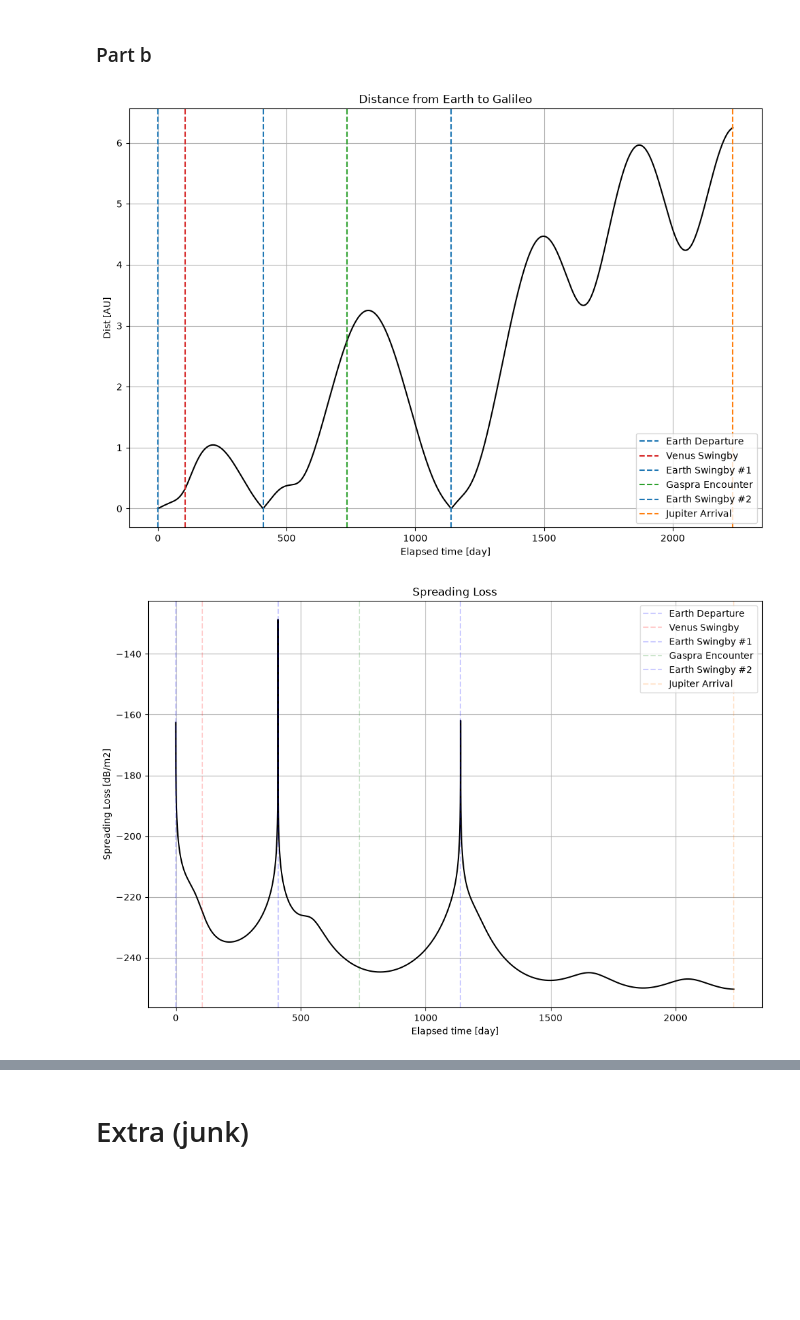
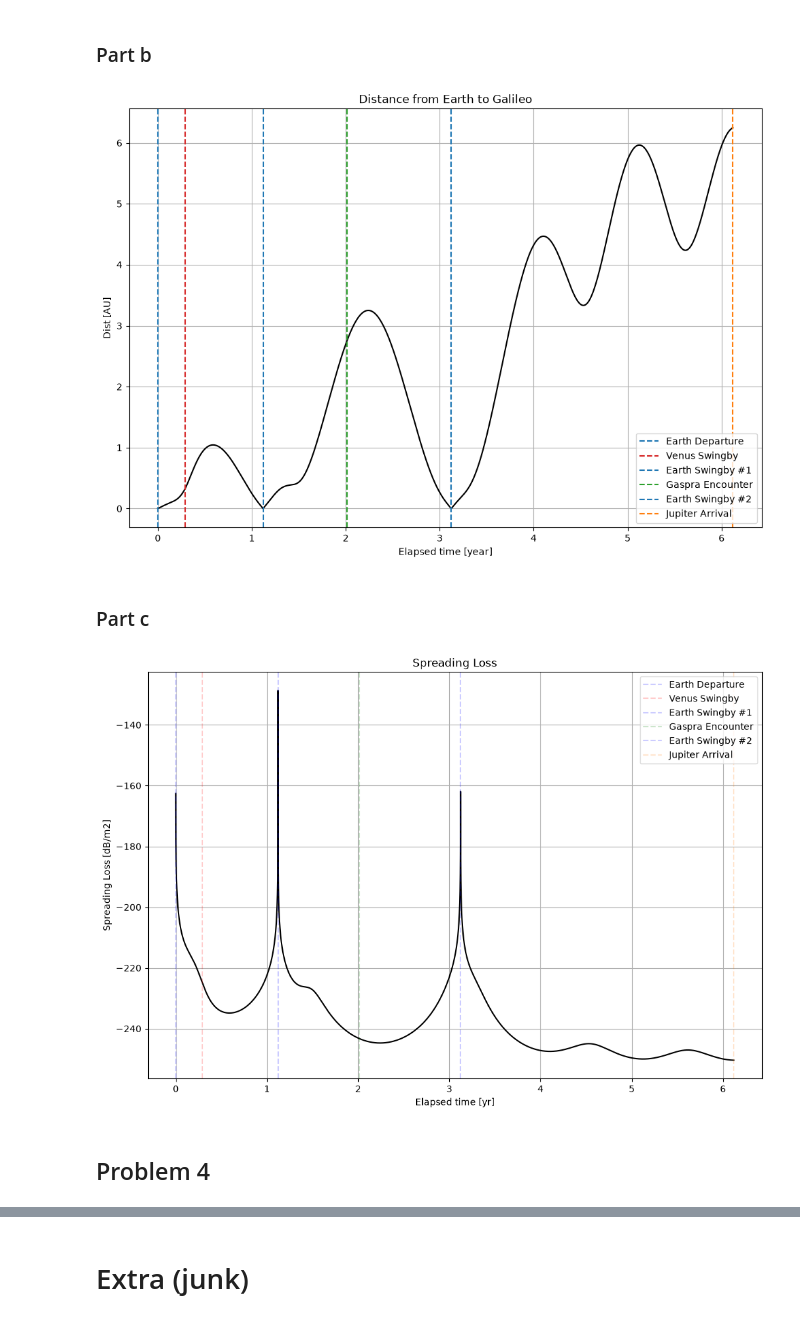
Before and after one commit to Cesium-Lab/stanford, a Jupyter notebook: aa279b/hw4/hw4.ipynb, the cells around one changed output, grey strips where cells are left out. Drawn from its saved outputs; the diff is of its cells as text; code cells hidden in the pictures; blank space fills up the shorter version.

```diff
--- a/aa279b/hw4/hw4.ipynb
+++ b/aa279b/hw4/hw4.ipynb
@@ -154,9 +169,26 @@ Earth Swingby #2(PCI):
 # %% [markdown]
 ### Part c
 # %%
+def flyby_characteristics(v_arr: np.ndarray, v_dep: np.ndarray, mu = MU_SUN):
+    # turning_angle = np.dot(v_arr, v_dep) / norm(v_arr) / norm(v_dep)
+    cos_delta = np.dot(v_arr, v_dep) / (norm(v_arr) * norm(v_dep))
+    turning_angle = np.arccos(np.clip(cos_delta, -1, 1))
+
+    e = 1 / (np.sin(turning_angle/2))
+    v_inf2 = norm(v_arr) * norm(v_dep)
+    rp = mu*(e-1) / v_inf2
+    b = mu/v_inf2 * np.sqrt(e*e - 1)
+
+    return turning_angle, e, rp, b
+
+print("===== Flyby Characteristics =====")
+print()
 for flyby in relevant_flybys:
-    vin = norm(flyby.v_arrival_PCI)
-    vout = norm(flyby.v_departure_PCI)
-
-    print(f"{flyby.name}(PCI):\n\t{vin:.3f} -> {vout:.3f} km/s")
+    turning_angle, e, rp, b = flyby_characteristics(flyby.v_arrival_PCI, flyby.v_departure_PCI, mu=flyby.mu)
+    print(f"For {flyby.name}:")
+    print(f"\tTurning angle: {turning_angle / DEG_TO_RAD:.2f}º")
+    print(f"\tHyperbolic Passage Eccentricity: {e:.2f}")
+    print(f"\tPeriapse: {rp:.2f} km")
+    print(f"\tClosest approach: {rp - flyby.r_cb:.2f} km")
+    print()
 # %% [output]
@@ -177,7 +222,7 @@ def sun_two_body(t,x):
 
 def transfer_traj(flyby1: OrbitalFlyby, flyby2: OrbitalFlyby):
     t_arr = np.arange(flyby1.jd * DAY_TO_SEC, flyby2.jd * DAY_TO_SEC, 10000)
-    sol = solve_ivp(sun_two_body, (t_arr[0], t_arr[-1]), np.concatenate((flyby1.r_HCI, flyby1.v_departure_HCI)), method='LSODA', t_eval=t_arr, rtol=1e-6, atol=1e-9).y
+    sol = solve_ivp(sun_two_body, (t_arr[0], t_arr[-1]), np.concatenate((flyby1.r_HCI, flyby1.v_departure_HCI)), method='RK45', t_eval=t_arr, rtol=1e-6, atol=1e-9).y
     return t_arr, sol
 
 t_arrs = []
@@ -236,7 +291,7 @@ plt.figure(figsize=(12,8))
 plt.title("Distance from Earth to Galileo")
 
 # Plotted thing
-plt.plot((full_t - full_t[0]) / DAY_TO_SEC, norm(r_galileo_earth_HCI,axis=1) / AU_TO_KM, color="k")
+plt.plot((full_t - full_t[0]) / DAY_TO_SEC / YEAR_TO_DAY, norm(r_galileo_earth_HCI,axis=1) / AU_TO_KM, color="k")
 
 # Each flyby
 for flyby in flybys:
@@ -249,41 +304,45 @@ for flyby in flybys:
     else:
         color = "tab:orange"
 
-    plt.axvline(flyby.jd - full_t[0] / DAY_TO_SEC, linestyle="--", color=color, label=flyby.name)
+    plt.axvline((flyby.jd - full_t[0] / DAY_TO_SEC) / YEAR_TO_DAY, linestyle="--", color=color, label=flyby.name)
 
 
-plt.xlabel("Elapsed time [day]")
+plt.xlabel("Elapsed time [yr]")
 plt.ylabel("Dist [AU]")
 plt.grid(True)
 plt.legend()
 plt.show()
 # %% [output]
-[figure, old version]
+[figure, new version]
+# %% [markdown]
+### Part c
 # %%
 plt.figure(figsize=(12,8))
 plt.title("Spreading Loss")
 
 # Plotted thing
-plt.plot((full_t - full_t[0]) / DAY_TO_SEC, losses, color="k")
+plt.plot((full_t - full_t[0]) / DAY_TO_SEC / YEAR_TO_DAY, losses, color="k")
 
 # Each flyby
 for flyby in flybys:
     if "Earth" in flyby.name:
         color = "blue"
     elif "Venus" in flyby.name:
         color = "red"
     elif "Gaspra" in flyby.name:
         color = "green"
     else:
         color = "tab:orange"
 
-    plt.axvline(flyby.jd - full_t[0] / DAY_TO_SEC, linestyle="--", color=color, label=flyby.name, alpha = 0.2)
+    plt.axvline((flyby.jd - full_t[0] / DAY_TO_SEC) / YEAR_TO_DAY, linestyle="--", color=color, label=flyby.name, alpha = 0.2)
 
 
-plt.xlabel("Elapsed time [day]")
+plt.xlabel("Elapsed time [yr]")
 plt.ylabel("Spreading Loss [dB/m2]")
 plt.grid(True)
 plt.legend()
 plt.show()
 # %% [output]
-[figure, old version]
+[figure, new version]
+# %% [markdown]
+## Problem 4
```
Also changed, not shown: parts of 14 cells of this notebook, 2 other files.
